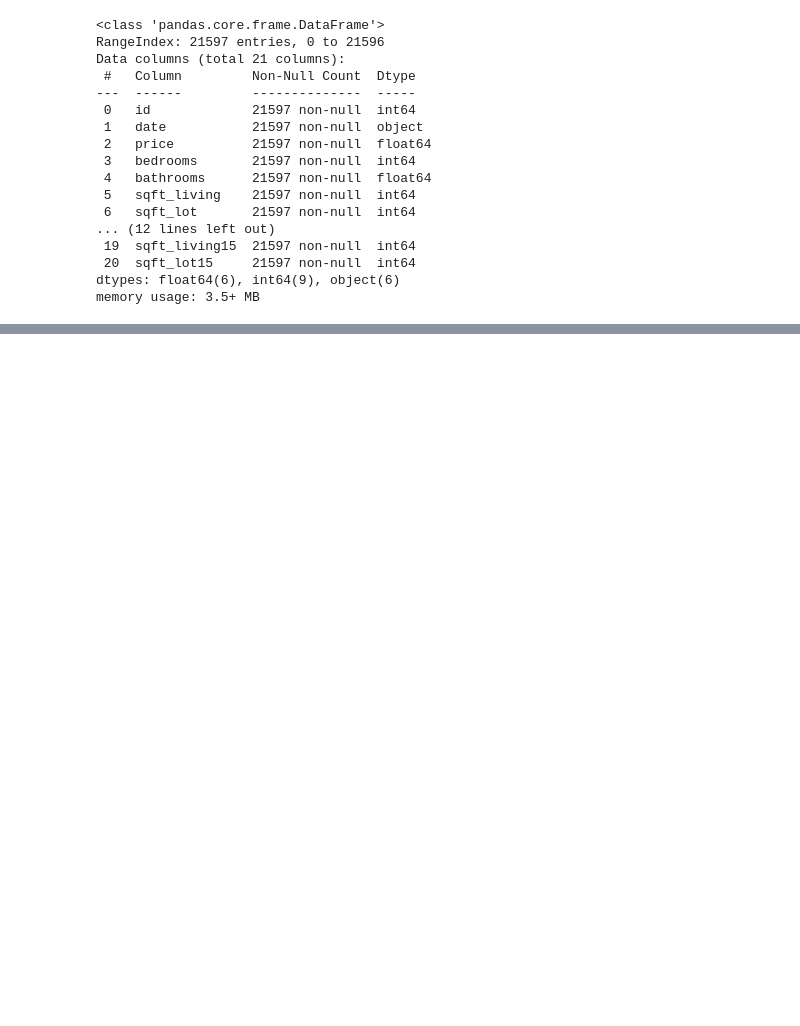
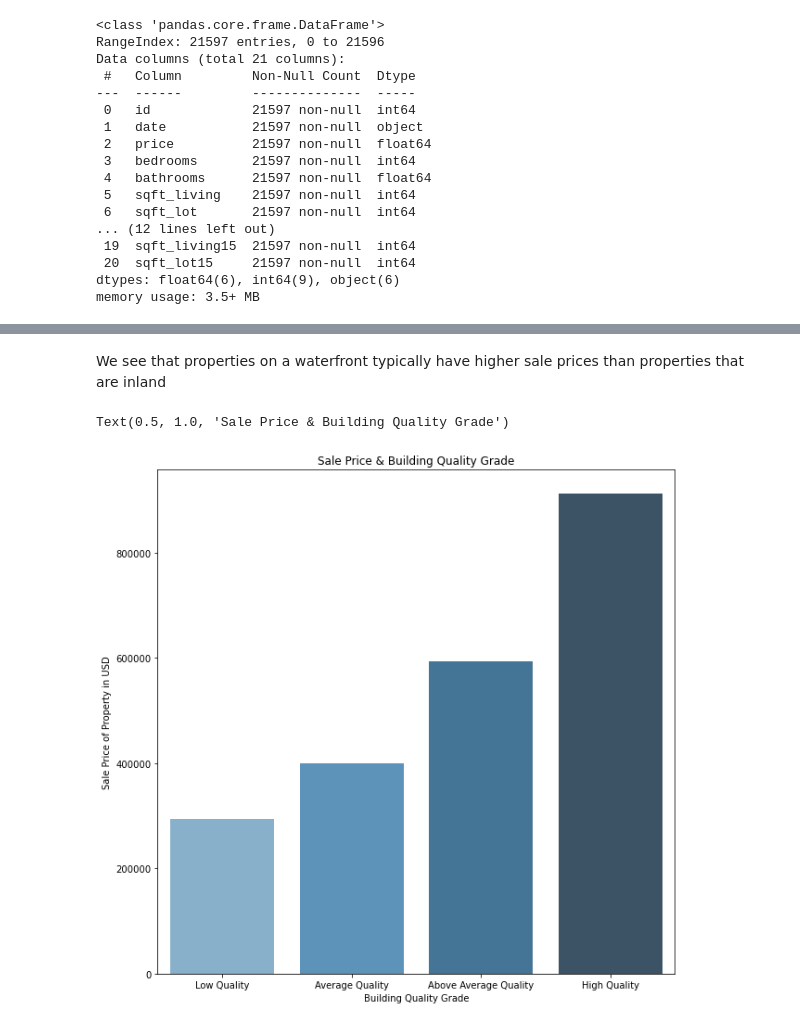
Before and after one commit to MackoyS/sarah-and-mackoy-price-modeling, a Jupyter notebook: SpecsProject.ipynb, the cells around one changed output, grey strips where cells are left out. Drawn from its saved outputs; the diff is of its cells as text; code cells hidden in the pictures; blank space fills up the shorter version.

```diff
--- a/SpecsProject.ipynb
+++ b/SpecsProject.ipynb
@@ -110,0 +287,24 @@ main_df.info()
+# %%
+#scaling the data for ease of comparison
+clean_df = pd.read_csv('clean_df.csv')
+
+clean_df = clean_df.drop(columns = ['Unnamed: 0'])
+
+
+# Instantiate a new scaler
+scaler = StandardScaler()
+#.invert_transform
+
+# scaling for STD
+scaler.fit(clean_df)
+#scaler.invert_transform(scaled_df)
+
+
+#Apply the scale to all the data
+scaled_df = scaler.transform(clean_df)
+
+
+scaled_df = pd.DataFrame(scaled_df,
+                              columns=clean_df.columns,
+                              index=clean_df.index)
+scaled_df.head()
@@ -110,0 +366,19 @@ main_df.info()
+# %% [markdown]
+We see that properties on a waterfront typically have higher sale prices than properties that are inland
+# %%
+
+#graphing the relationship between the grade number and sale price
+quality_df = clean_df.copy()
+quality_df['quality'] = pd.cut(clean_df['grade_num'], [0, 6, 7, 9, 10], labels=['Low Quality', 'Average Quality', 'Above Average Quality', 'High Quality'])
+quality_df
+fig, ax = plt.subplots(figsize=(10,10))
+num_chart = sns.barplot(data=quality_df, x="quality", y="price", ci=None, palette = 'Blues_d')
+num_chart.set_xlabel("Building Quality Grade")
+num_chart.set_ylabel("Sale Price of Property in USD")
+
+
+
+num_chart.set_title("Sale Price & Building Quality Grade")
+# %% [output]
+Text(0.5, 1.0, 'Sale Price & Building Quality Grade')
+[figure, added]
```
Also changed, not shown: parts of 115 cells of this notebook.
